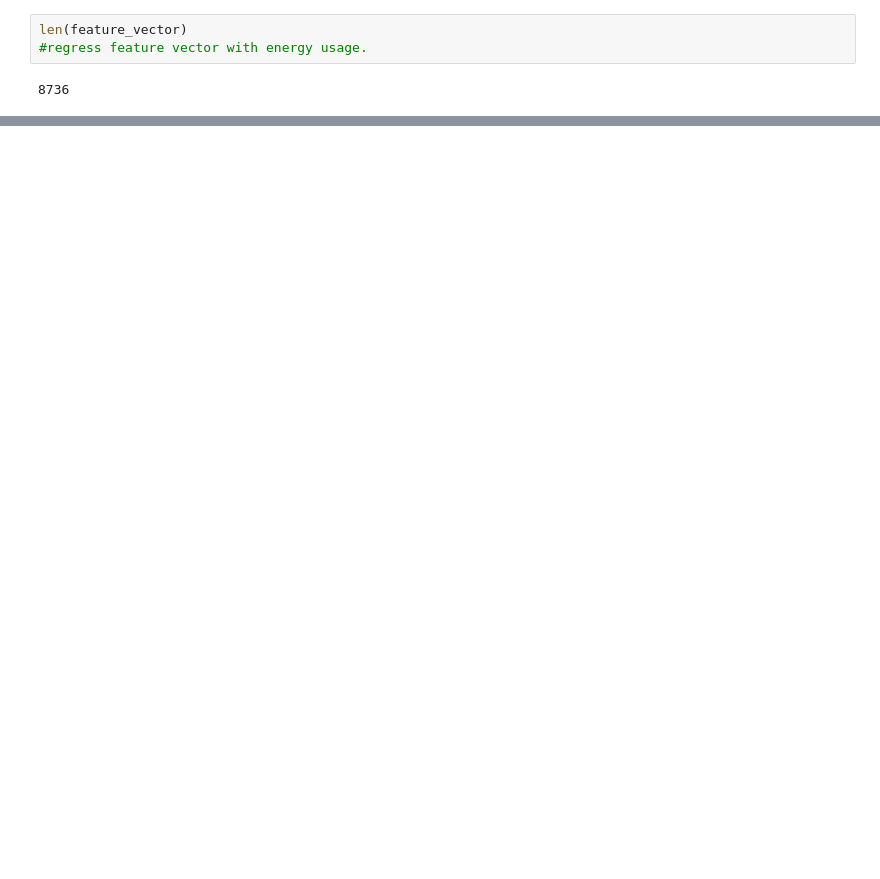
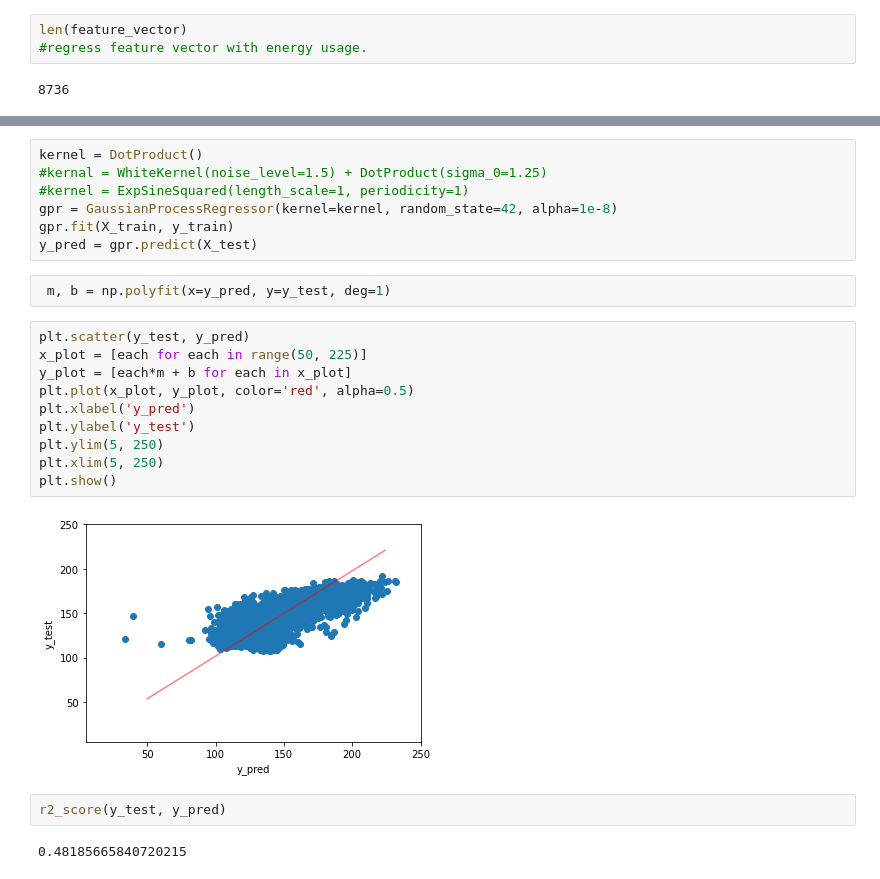
Before and after one commit to grantaguinaldo/ee-models, a Jupyter notebook: time-temp-week-model.ipynb, the cells around one changed output, grey strips where cells are left out. Saved outputs shown, nothing was run; the diff lists cells and outputs as text; blank space fills up the shorter version.

```diff
--- a/time-temp-week-model.ipynb
+++ b/time-temp-week-model.ipynb
@@ -216,0 +411,25 @@ df_building_1387_weather.head()
+# %%
+kernel = DotProduct()
+#kernal = WhiteKernel(noise_level=1.5) + DotProduct(sigma_0=1.25)
+#kernel = ExpSineSquared(length_scale=1, periodicity=1)
+gpr = GaussianProcessRegressor(kernel=kernel, random_state=42, alpha=1e-8)
+gpr.fit(X_train, y_train)
+y_pred = gpr.predict(X_test)
+# %%
+ m, b = np.polyfit(x=y_pred, y=y_test, deg=1)
+# %%
+plt.scatter(y_test, y_pred)
+x_plot = [each for each in range(50, 225)]
+y_plot = [each*m + b for each in x_plot]
+plt.plot(x_plot, y_plot, color='red', alpha=0.5)
+plt.xlabel('y_pred')
+plt.ylabel('y_test')
+plt.ylim(5, 250)
+plt.xlim(5, 250)
+plt.show()
+# %% [output]
+[figure, added]
+# %%
+r2_score(y_test, y_pred)
+# %% [output]
+0.48185665840720215
```
Also changed, not shown: parts of 30 cells of this notebook.
